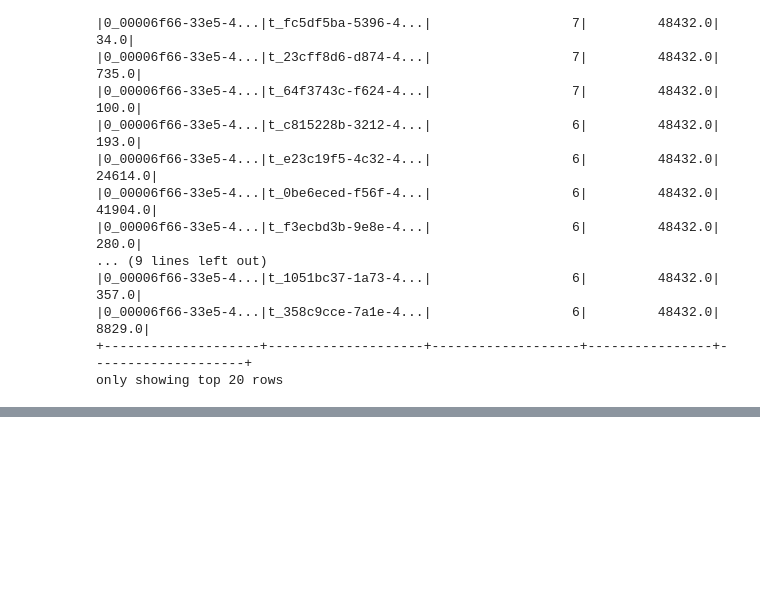
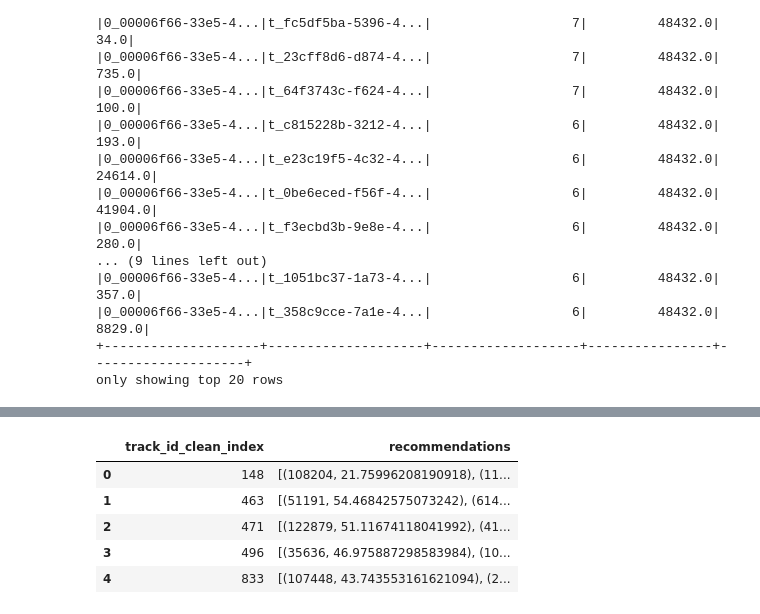
Before and after one commit to OliviaXu312/Spotify_recommendation_system-, a Jupyter notebook: Small_version.ipynb, the cells around one changed output, grey strips where cells are left out. Saved outputs shown, nothing was run; the diff lists cells and outputs as text; code cells hidden in the pictures; blank space fills up the shorter version.

```diff
--- a/Small_version.ipynb
+++ b/Small_version.ipynb
@@ -379,0 +392,9 @@ movieRecs.show(5)
+# %%
+movieRecs_df.head()
+# %% [output]
+|  | track_id_clean_index | recommendations |
+| 0 | 148 | [(108204, 21.75996208190918), (11... |
+| 1 | 463 | [(51191, 54.46842575073242), (614... |
+| 2 | 471 | [(122879, 51.11674118041992), (41... |
+| 3 | 496 | [(35636, 46.975887298583984), (10... |
+| 4 | 833 | [(107448, 43.743553161621094), (2... |
```
Also changed, not shown: parts of 14 cells of this notebook.
